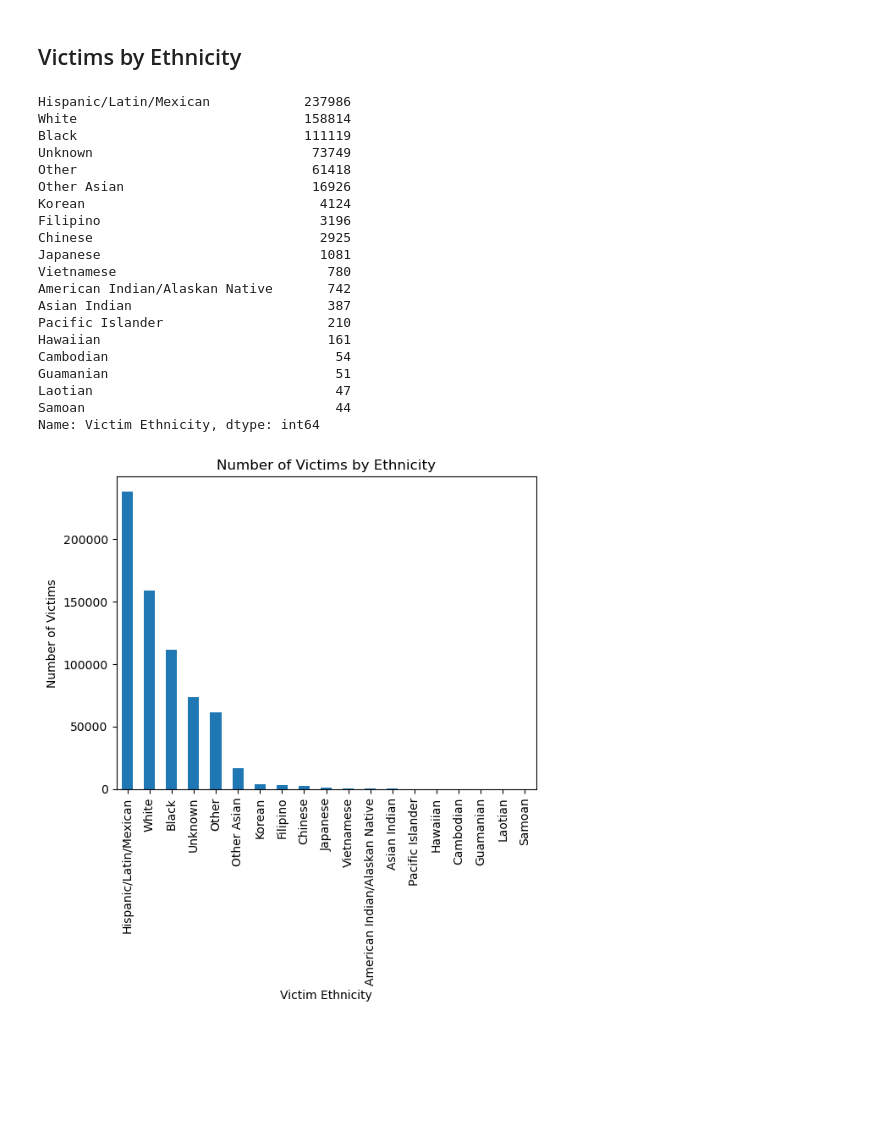
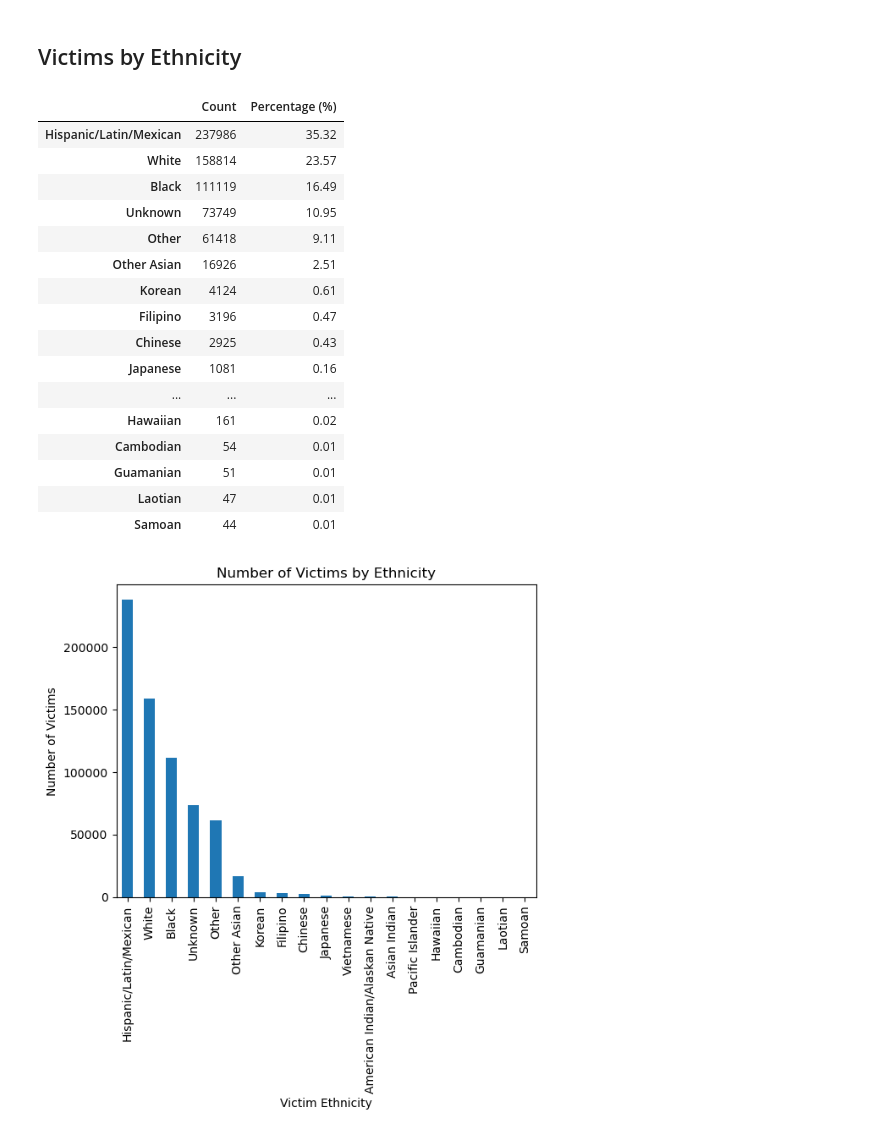
Before and after one commit to dominco5/project1, a Jupyter notebook: Code/data_viz_1.ipynb, the cells around one changed output. Cells and saved outputs as stored; diff of their text form; code cells hidden in the pictures; blank space fills up the shorter version.

```diff
--- a/Code/data_viz_1.ipynb
+++ b/Code/data_viz_1.ipynb
@@ -168,28 +178,27 @@ plt.show()
 ## Victims by Ethnicity
 # %%
 victim_ethnicity = crime_data["Victim Ethnicity"].value_counts().sort_values(ascending=False)
-victim_ethnicity
+
+victim_ethnicity_df = pd.DataFrame({'Count': victim_ethnicity, 'Percentage (%)': round(victim_ethnicity / victim_ethnicity.sum() * 100,2)})
+victim_ethnicity_df
 # %% [output]
-Hispanic/Latin/Mexican            237986
-White                             158814
-Black                             111119
-Unknown                            73749
-Other                              61418
-Other Asian                        16926
-Korean                              4124
-Filipino                            3196
-Chinese                             2925
-Japanese                            1081
-Vietnamese                           780
-American Indian/Alaskan Native       742
-Asian Indian                         387
-Pacific Islander                     210
-Hawaiian                             161
-Cambodian                             54
-Guamanian                             51
-Laotian                               47
-Samoan                                44
-Name: Victim Ethnicity, dtype: int64
+|  | Count | Percentage (%) |
+| Hispanic/Latin/Mexican | 237986 | 35.32 |
+| White | 158814 | 23.57 |
+| Black | 111119 | 16.49 |
+| Unknown | 73749 | 10.95 |
+| Other | 61418 | 9.11 |
+| Other Asian | 16926 | 2.51 |
+| Korean | 4124 | 0.61 |
+| Filipino | 3196 | 0.47 |
+| Chinese | 2925 | 0.43 |
+| Japanese | 1081 | 0.16 |
+| ... | ... | ... |
+| Hawaiian | 161 | 0.02 |
+| Cambodian | 54 | 0.01 |
+| Guamanian | 51 | 0.01 |
+| Laotian | 47 | 0.01 |
+| Samoan | 44 | 0.01 |
 # %%
 ethnicity_chart = victim_ethnicity.plot(kind='bar')
 
```
Also changed, not shown: parts of 10 cells of this notebook.
